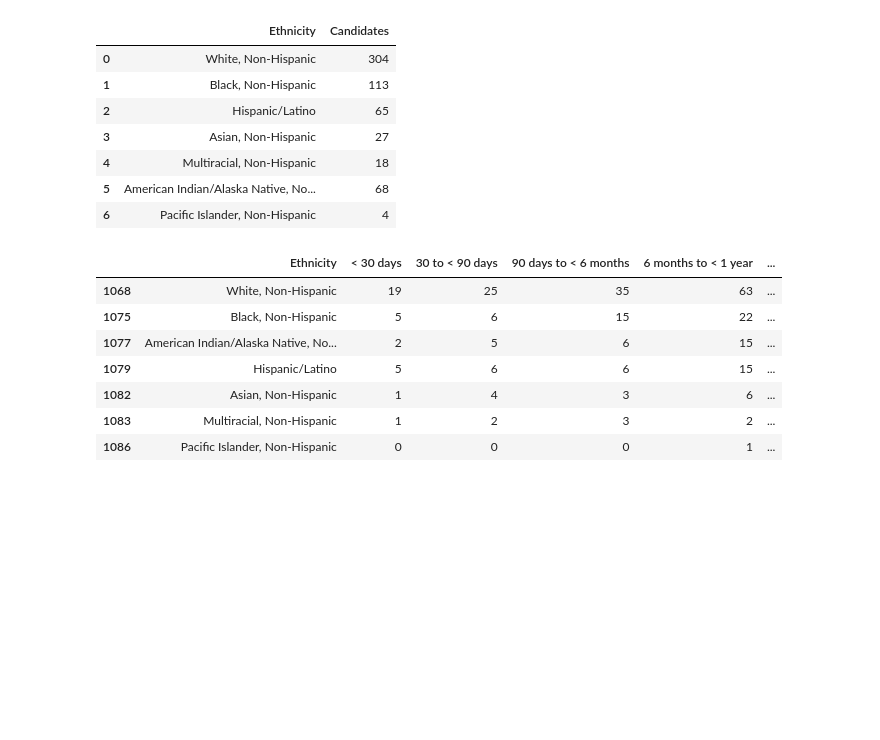
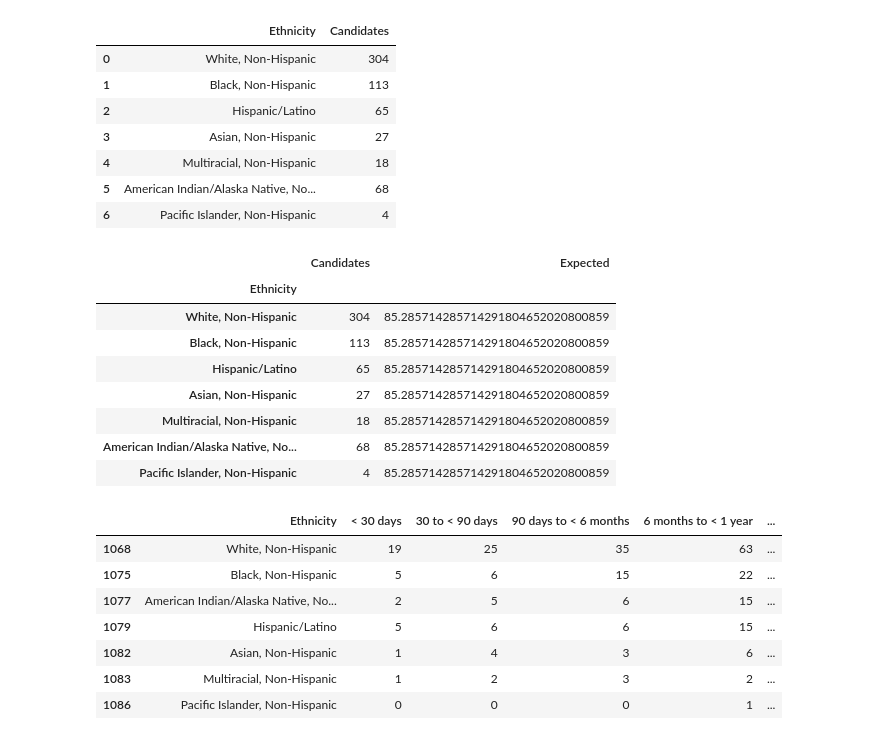
Before and after one commit to ASPigman/Project_1, a Jupyter notebook: KidneyTransplantMain.ipynb, the cells around one changed output. Drawn from its saved outputs; the diff is of its cells as text; code cells hidden in the pictures; blank space fills up the shorter version.

```diff
--- a/KidneyTransplantMain.ipynb
+++ b/KidneyTransplantMain.ipynb
@@ -376,21 +372,30 @@ ok_ethnicity_totals
 # %%
 # Issue with the mean because it has so many points after the decimal
 
 #Hypothesis testing
 
 # Assuming even distribution of people amongst ethnicity - mean of 85.285714285714285714285714285714
 # Degree of freedom is 7-1 = 6
 # p-value = 0.05
 # Reset index to ethnicity
 
-#ok_ethnicity_totals["Expected"] = 0
-#ok_ethnicity_totals["Expected"].astype(float)
-#ok_ethnicity_totals["Expected"] = 85.285714285714285714285714285714
+ok_ethnicity_totals["Expected"] = 85.285714285714285714285714285714
+pd.set_option('display.precision', 30)
+ok_ethnicity_totals.set_index("Ethnicity")
 
-#ok_ethnicity_totals.set_index("Ethnicity")
 
 #critical_value = stats.chi2.ppf(q = 0.95, df = 6)
 #print(critical_value)
+# %% [output]
+|  | Candidates | Expected |
+| Ethnicity |  |  |
+| White, Non-Hispanic | 304 | 85.285714285714291804652020800859 |
+| Black, Non-Hispanic | 113 | 85.285714285714291804652020800859 |
+| Hispanic/Latino | 65 | 85.285714285714291804652020800859 |
+| Asian, Non-Hispanic | 27 | 85.285714285714291804652020800859 |
+| Multiracial, Non-Hispanic | 18 | 85.285714285714291804652020800859 |
+| American Indian/Alaska Native, No... | 68 | 85.285714285714291804652020800859 |
+| Pacific Islander, Non-Hispanic | 4 | 85.285714285714291804652020800859 |
 # %%
 # Null hypothesis is that number of candidates is evenly distributed amongst ethnicities
 
```
Also changed, not shown: parts of 5 cells of this notebook.
